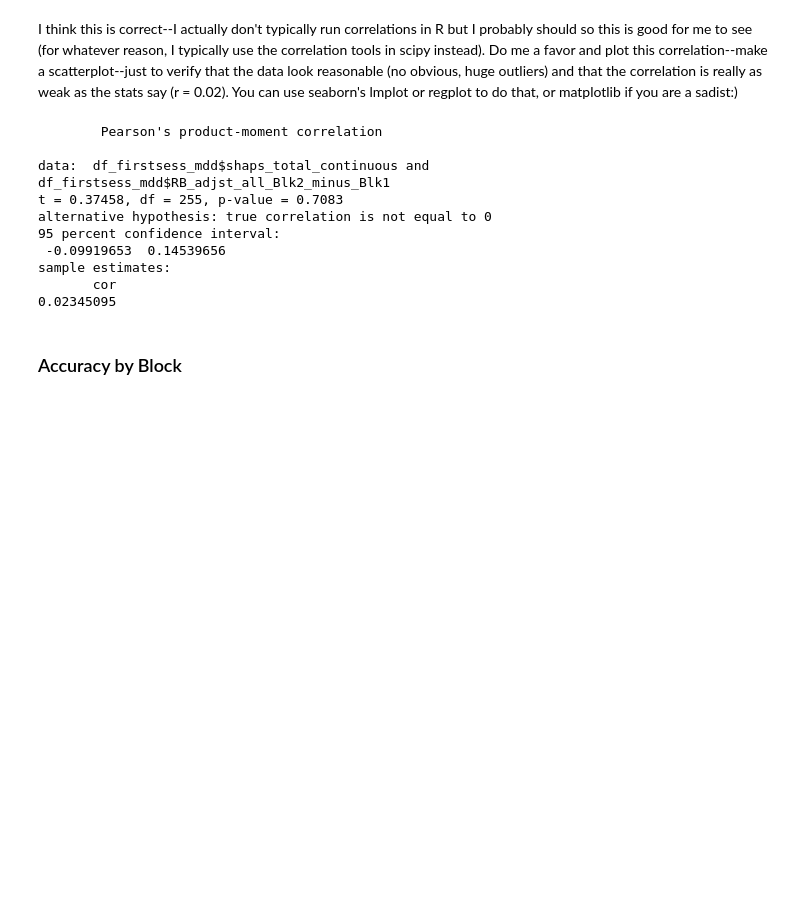
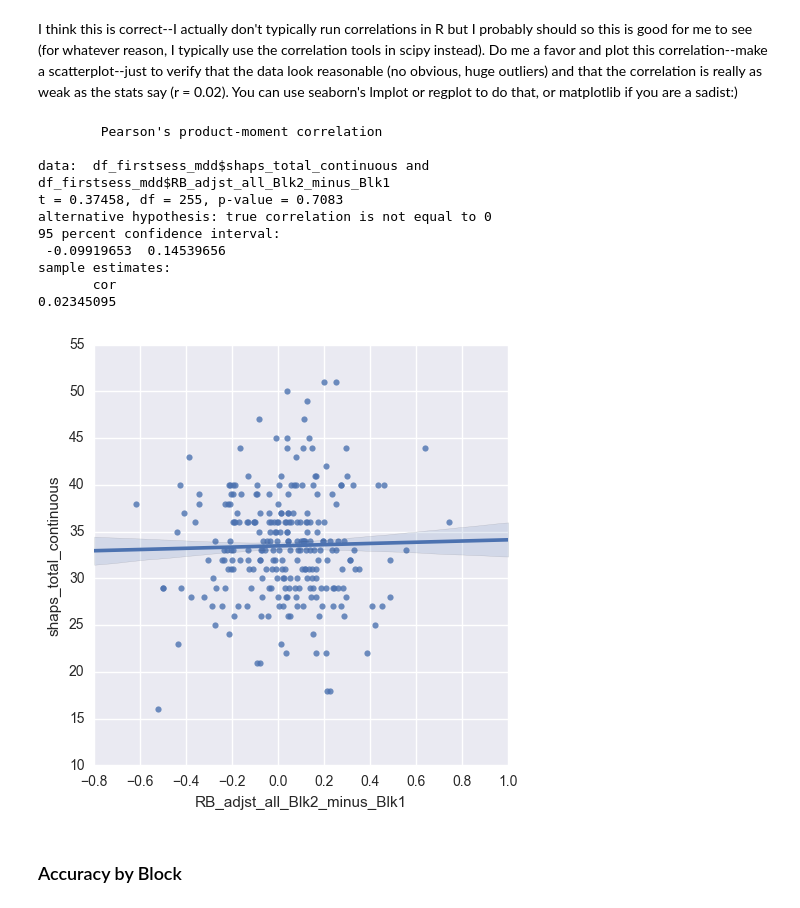
Before and after one commit to vlawlor/EMBARC-PRT, a Jupyter notebook: PRT_Prettier.ipynb, the cells around one changed output. Cells and saved outputs as stored; diff of their text form; code cells hidden in the pictures; blank space fills up the shorter version.

```diff
--- a/PRT_Prettier.ipynb
+++ b/PRT_Prettier.ipynb
@@ -527,18 +527,20 @@ I think this is correct--I actually don't typically run correlations in R but I
 # %%
 df_firstsess_mdd = df_firstsess.loc[df_firstsess['feasibility'] == 'MDD'] # just looking at the MDDs here
 %Rpush df_firstsess_mdd
 %R cor_shaps <- cor.test(df_firstsess_mdd$shaps_total_continuous,df_firstsess_mdd$RB_adjst_all_Blk2_minus_Blk1,method="pearson")
 %R print (cor_shaps) # doesn't look like there's any correlation
+shaps_corr = sns.lmplot(y='shaps_total_continuous', x = 'RB_adjst_all_Blk2_minus_Blk1', data=df_firstsess_mdd,ci=68)
 # %% [output]
         Pearson's product-moment correlation
 
 data:  df_firstsess_mdd$shaps_total_continuous and df_firstsess_mdd$RB_adjst_all_Blk2_minus_Blk1
 t = 0.37458, df = 255, p-value = 0.7083
 alternative hypothesis: true correlation is not equal to 0
 95 percent confidence interval:
  -0.09919653  0.14539656
 sample estimates:
        cor
 0.02345095
+[figure, added]
 # %% [markdown]
 ### Accuracy by Block
```
Also changed, not shown: parts of 21 cells of this notebook.
